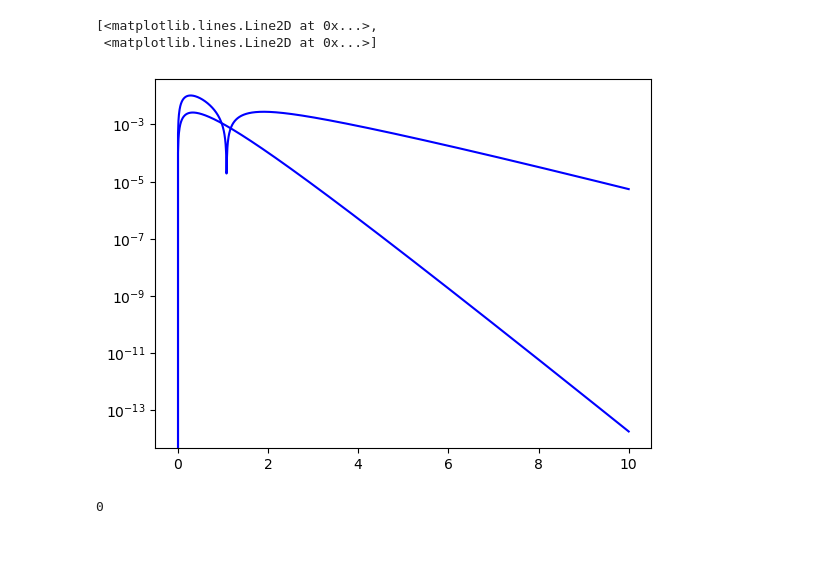
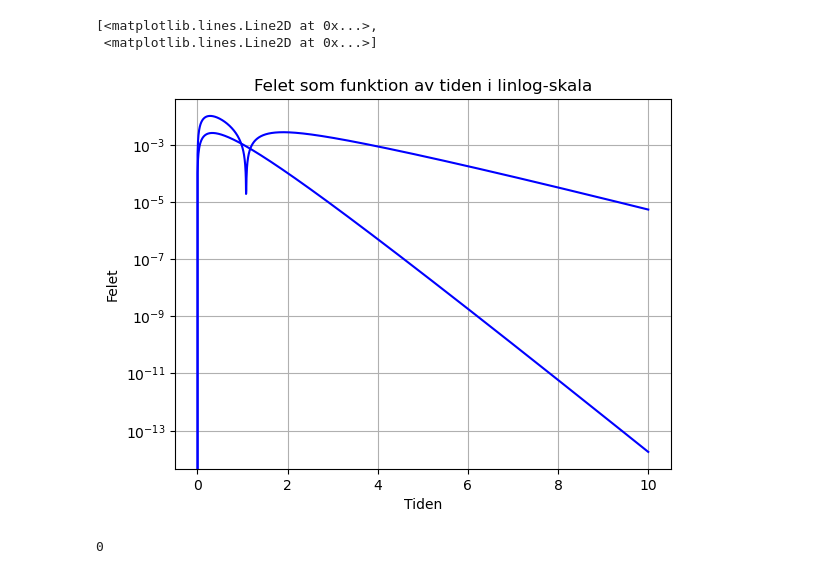
Before and after one commit to axelorrhede/Numerical-Methods-for-Differential-Equations, a Jupyter notebook: project0.ipynb, the cells around one changed output. Drawn from its saved outputs; the diff is of its cells as text; code cells hidden in the pictures; blank space fills up the shorter version.

```diff
--- a/project0.ipynb
+++ b/project0.ipynb
@@ -22,20 +22,23 @@ def eulerint(A, y0, t0, tf, N):
 # %%
 y0 = np.array([1, 1])
 A = np.array([[-1, 10], [0, -3]])
 
 tgrid, approx, err = eulerint(A, y0, 0, 10, 2000)
 
 # plt.plot(tgrid, approx, 'b')
 # true = np.zeros_like(approx)
 # for n in range(len(tgrid)):
 #    true[n, :] = la.expm(tgrid[n] * A) @ np.transpose(y0)
 # plt.plot(tgrid, true, 'r')
-
+plt.grid()
+plt.ylabel("Felet")
+plt.xlabel("Tiden")
+plt.title("Felet som funktion av tiden i linlog-skala")
 plt.semilogy(tgrid, err, 'b')
 # %% [output]
 [<matplotlib.lines.Line2D at 0x...>,
  <matplotlib.lines.Line2D at 0x...>]
-[figure, old version]
+[figure, new version]
 # %%
 def errVSh(A, y0, t0, tf):
     #Nvec = np.linspace(1, 10, 10)
```
